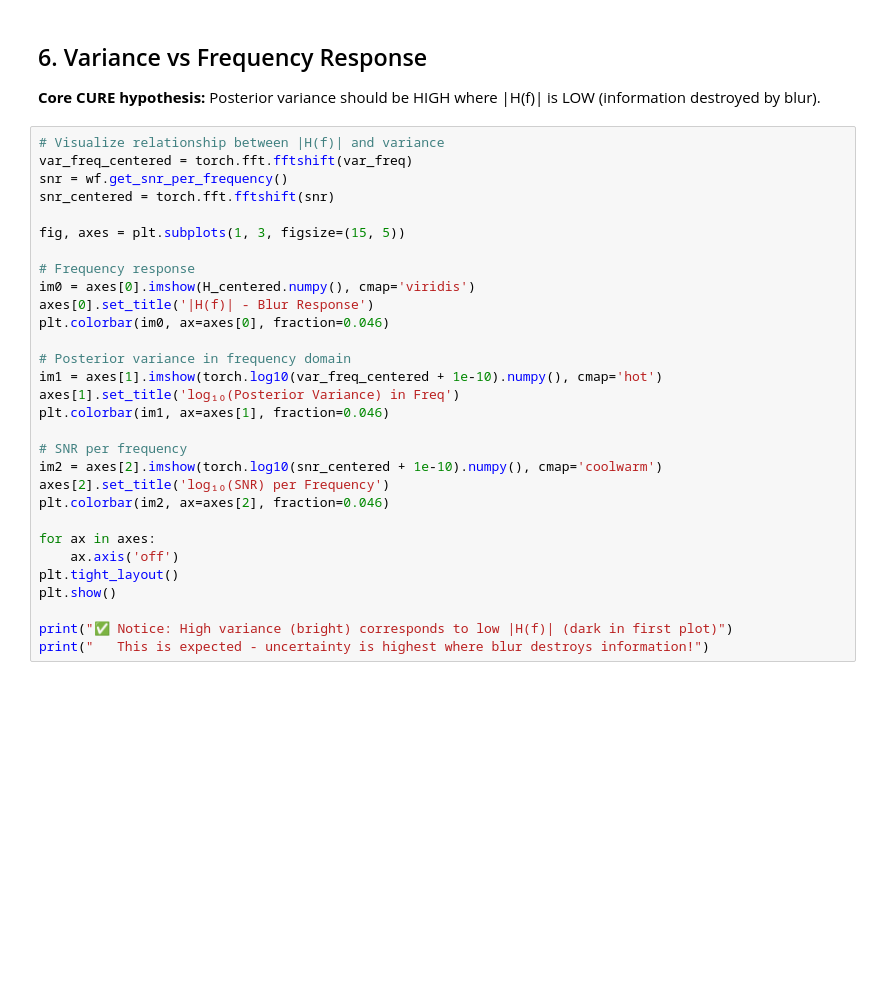
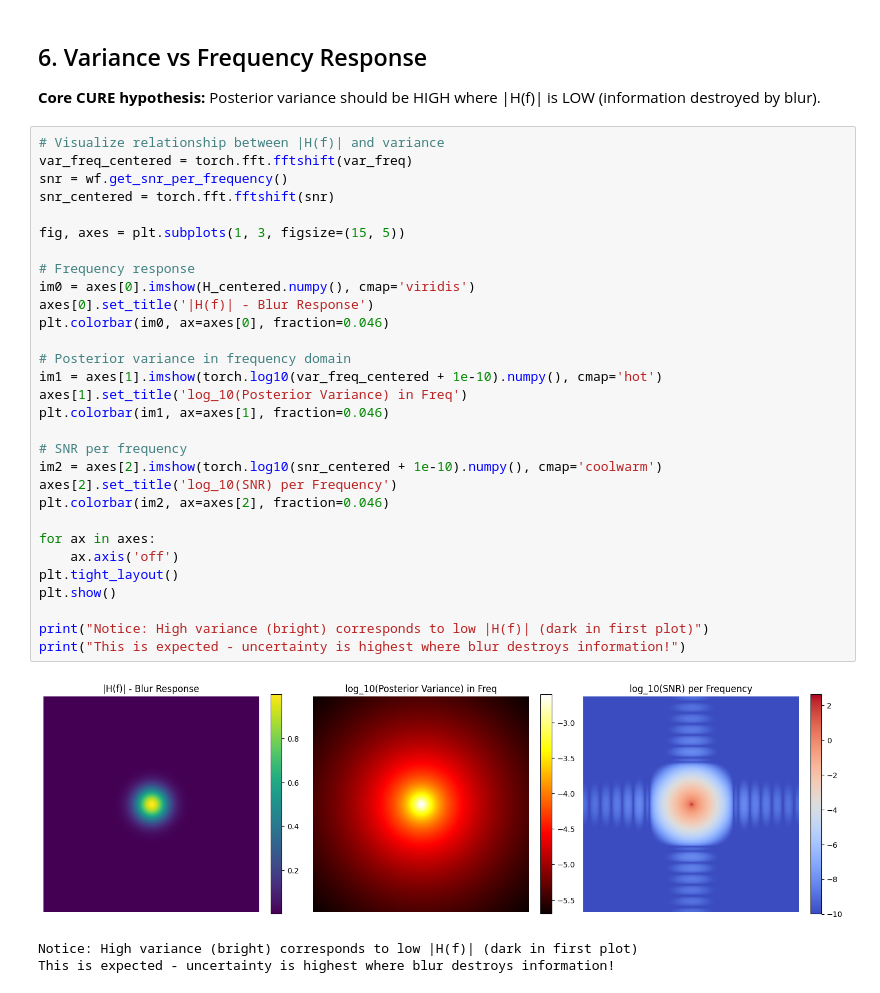
Before and after one commit to RobbyPratl/cure, a Jupyter notebook: notebooks/01_exploration.ipynb, the cells around one changed output. Drawn from its saved outputs; the diff is of its cells as text; blank space fills up the shorter version.

```diff
--- a/notebooks/01_exploration.ipynb
+++ b/notebooks/01_exploration.ipynb
@@ -179,33 +232,37 @@ print(f"Mean pixel std: {sample_std.mean():.4f}")
 # %%
 # Visualize relationship between |H(f)| and variance
 var_freq_centered = torch.fft.fftshift(var_freq)
 snr = wf.get_snr_per_frequency()
 snr_centered = torch.fft.fftshift(snr)
 
 fig, axes = plt.subplots(1, 3, figsize=(15, 5))
 
 # Frequency response
 im0 = axes[0].imshow(H_centered.numpy(), cmap='viridis')
 axes[0].set_title('|H(f)| - Blur Response')
 plt.colorbar(im0, ax=axes[0], fraction=0.046)
 
 # Posterior variance in frequency domain
 im1 = axes[1].imshow(torch.log10(var_freq_centered + 1e-10).numpy(), cmap='hot')
-axes[1].set_title('log₁₀(Posterior Variance) in Freq')
+axes[1].set_title('log_10(Posterior Variance) in Freq')
 plt.colorbar(im1, ax=axes[1], fraction=0.046)
 
 # SNR per frequency
 im2 = axes[2].imshow(torch.log10(snr_centered + 1e-10).numpy(), cmap='coolwarm')
-axes[2].set_title('log₁₀(SNR) per Frequency')
+axes[2].set_title('log_10(SNR) per Frequency')
 plt.colorbar(im2, ax=axes[2], fraction=0.046)
 
 for ax in axes:
     ax.axis('off')
 plt.tight_layout()
 plt.show()
 
-print("✅ Notice: High variance (bright) corresponds to low |H(f)| (dark in first plot)")
-print("   This is expected - uncertainty is highest where blur destroys information!")
+print("Notice: High variance (bright) corresponds to low |H(f)| (dark in first plot)")
+print("This is expected - uncertainty is highest where blur destroys information!")
+# %% [output]
+[figure, added]
+Notice: High variance (bright) corresponds to low |H(f)| (dark in first plot)
+This is expected - uncertainty is highest where blur destroys information!
 # %% [markdown]
 ## Summary & Next Steps
 
```
Also changed, not shown: parts of 8 cells of this notebook, 3 other files.
